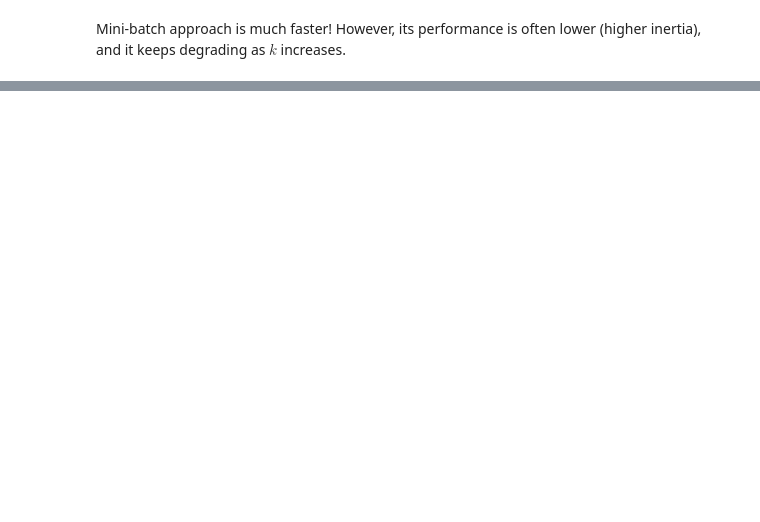
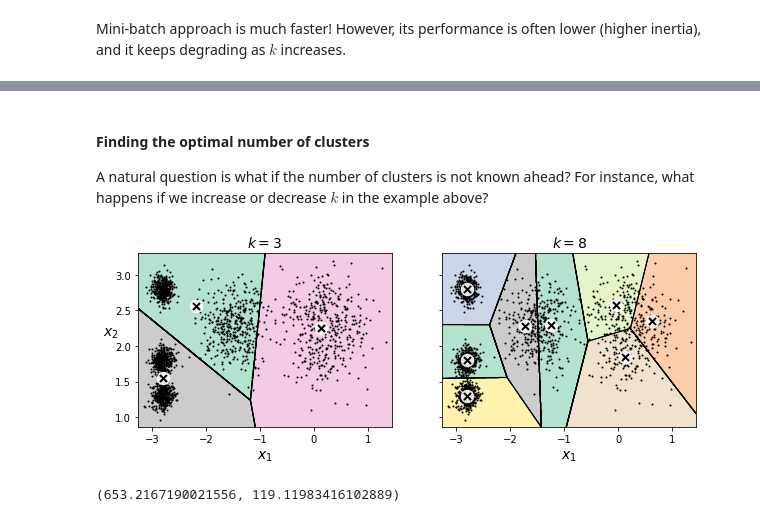
Before and after one commit to matyama/homl, a Jupyter notebook: 09_unsupervised.ipynb, the cells around one changed output, grey strips where cells are left out. Drawn from its saved outputs; the diff is of its cells as text; code cells hidden in the pictures; blank space fills up the shorter version.

Commit message:
Finish clustering part of Chaper 9

```diff
--- a/09_unsupervised.ipynb
+++ b/09_unsupervised.ipynb
@@ -404,0 +405,27 @@ plt.show()
+# %% [markdown]
+#### Finding the optimal number of clusters
+A natural question is what if the number of clusters is not known ahead? For instance, what happens if we increase or decrease $k$ in the example above?
+# %%
+plt.figure(figsize=(10, 3.2))
+
+# K-means with `k=3`
+plt.subplot(121)
+kmeans_k3 = KMeans(n_clusters=3, random_state=42)
+kmeans_k3.fit(X)
+plot_decision_boundaries(kmeans_k3, X)
+plt.title("$k=3$", fontsize=14)
+
+# K-means with `k=8`
+plt.subplot(122)
+kmeans_k8 = KMeans(n_clusters=8, random_state=42)
+kmeans_k8.fit(X)
+plot_decision_boundaries(kmeans_k8, X, show_ylabels=False)
+plt.title("$k=8$", fontsize=14)
+
+plt.show()
+# %% [output]
+[figure, added]
+# %%
+(kmeans_k3.inertia_, kmeans_k8.inertia_)
+# %% [output]
+(653.2167190021556, 119.11983416102889)
```
Also changed, not shown: parts of 61 cells of this notebook, 1 other file.
